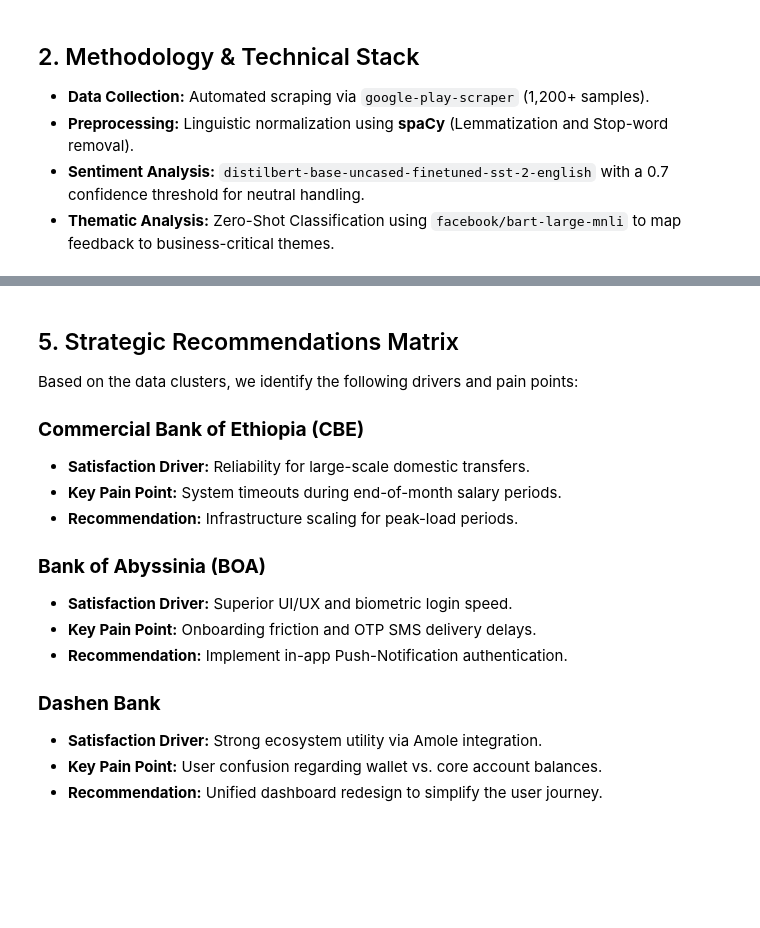
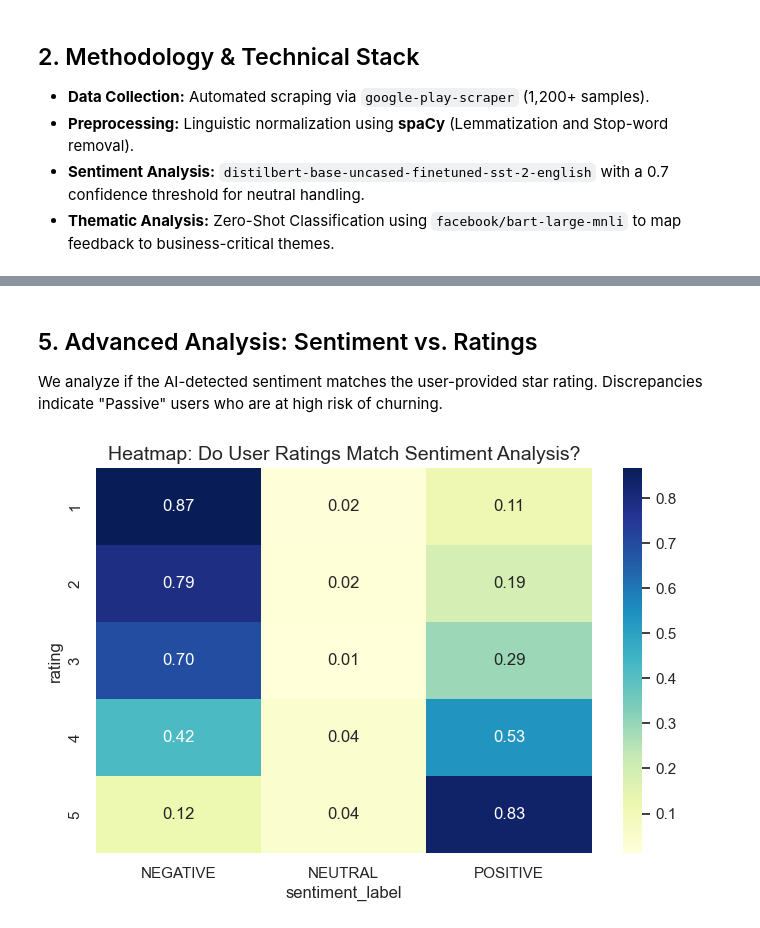
Before and after one commit to bethelhemf/fintech-review-analytics, a Jupyter notebook: notebooks/analysis_report.ipynb, the cells around one changed output, grey strips where cells are left out. Cells and saved outputs as stored; diff of their text form; code cells hidden in the pictures; blank space fills up the shorter version.

```diff
--- a/notebooks/analysis_report.ipynb
+++ b/notebooks/analysis_report.ipynb
@@ -63,19 +87,13 @@ plt.show()
 # %% [markdown]
-## 5. Strategic Recommendations Matrix
-Based on the data clusters, we identify the following drivers and pain points:
-
-### **Commercial Bank of Ethiopia (CBE)**
-- **Satisfaction Driver:** Reliability for large-scale domestic transfers.
-- **Key Pain Point:** System timeouts during end-of-month salary periods.
-- **Recommendation:** Infrastructure scaling for peak-load periods.
-
-### **Bank of Abyssinia (BOA)**
-- **Satisfaction Driver:** Superior UI/UX and biometric login speed.
-- **Key Pain Point:** Onboarding friction and OTP SMS delivery delays.
-- **Recommendation:** Implement in-app Push-Notification authentication.
-
-### **Dashen Bank**
-- **Satisfaction Driver:** Strong ecosystem utility via Amole integration.
-- **Key Pain Point:** User confusion regarding wallet vs. core account balances.
-- **Recommendation:** Unified dashboard redesign to simplify the user journey.
+## 5. Advanced Analysis: Sentiment vs. Ratings
+We analyze if the AI-detected sentiment matches the user-provided star rating. Discrepancies indicate "Passive" users who are at high risk of churning.
+# %%
+# Correlation Heatmap: Sentiment vs Rating
+plt.figure(figsize=(8, 5))
+cross_tab = pd.crosstab(df['rating'], df['sentiment_label'], normalize='index')
+sns.heatmap(cross_tab, annot=True, cmap='YlGnBu', fmt='.2f')
+plt.title('Heatmap: Do User Ratings Match Sentiment Analysis?', fontsize=14)
+plt.show()
+# %% [output]
+[figure, added]
 # %% [markdown]
```
Also changed, not shown: parts of 10 cells of this notebook.
